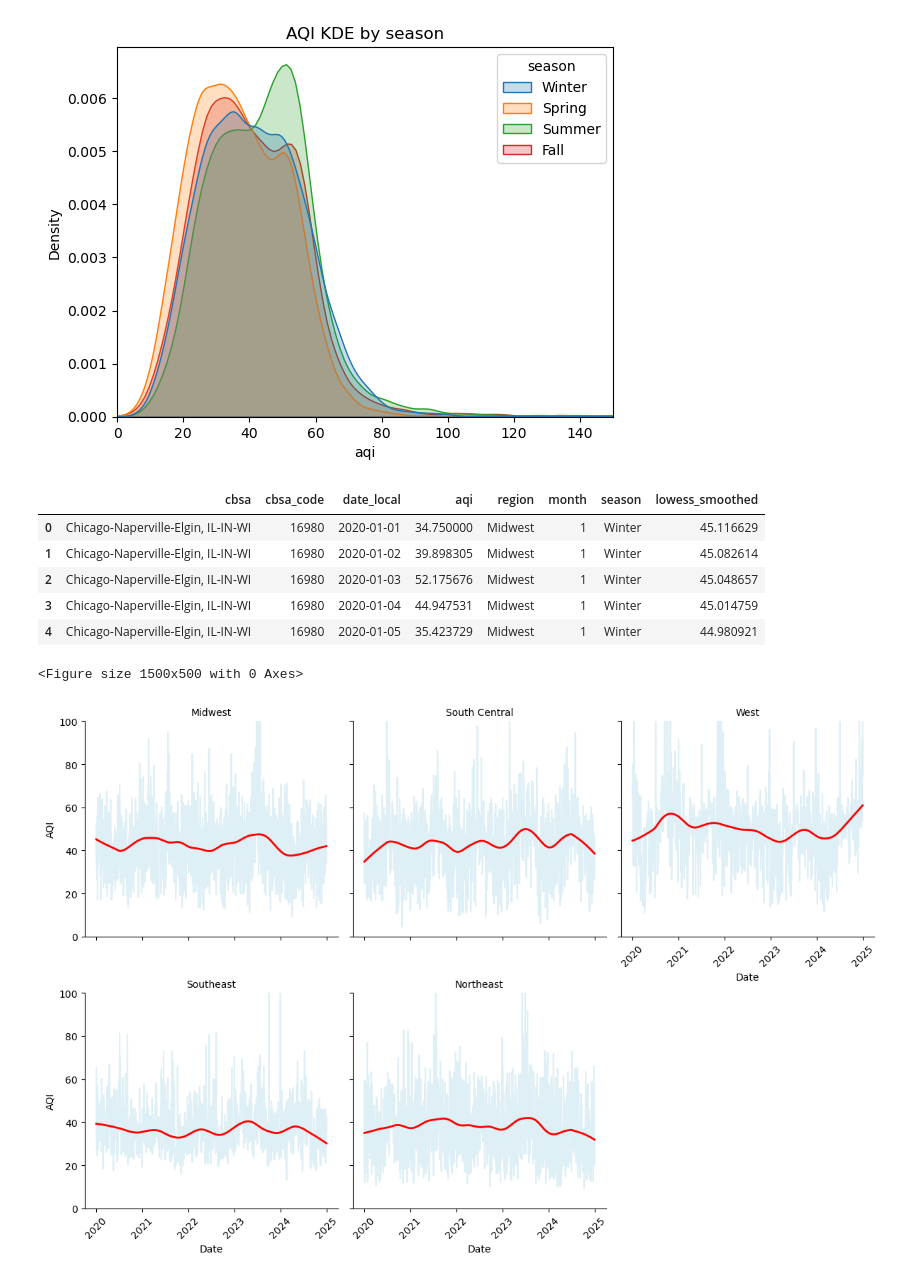
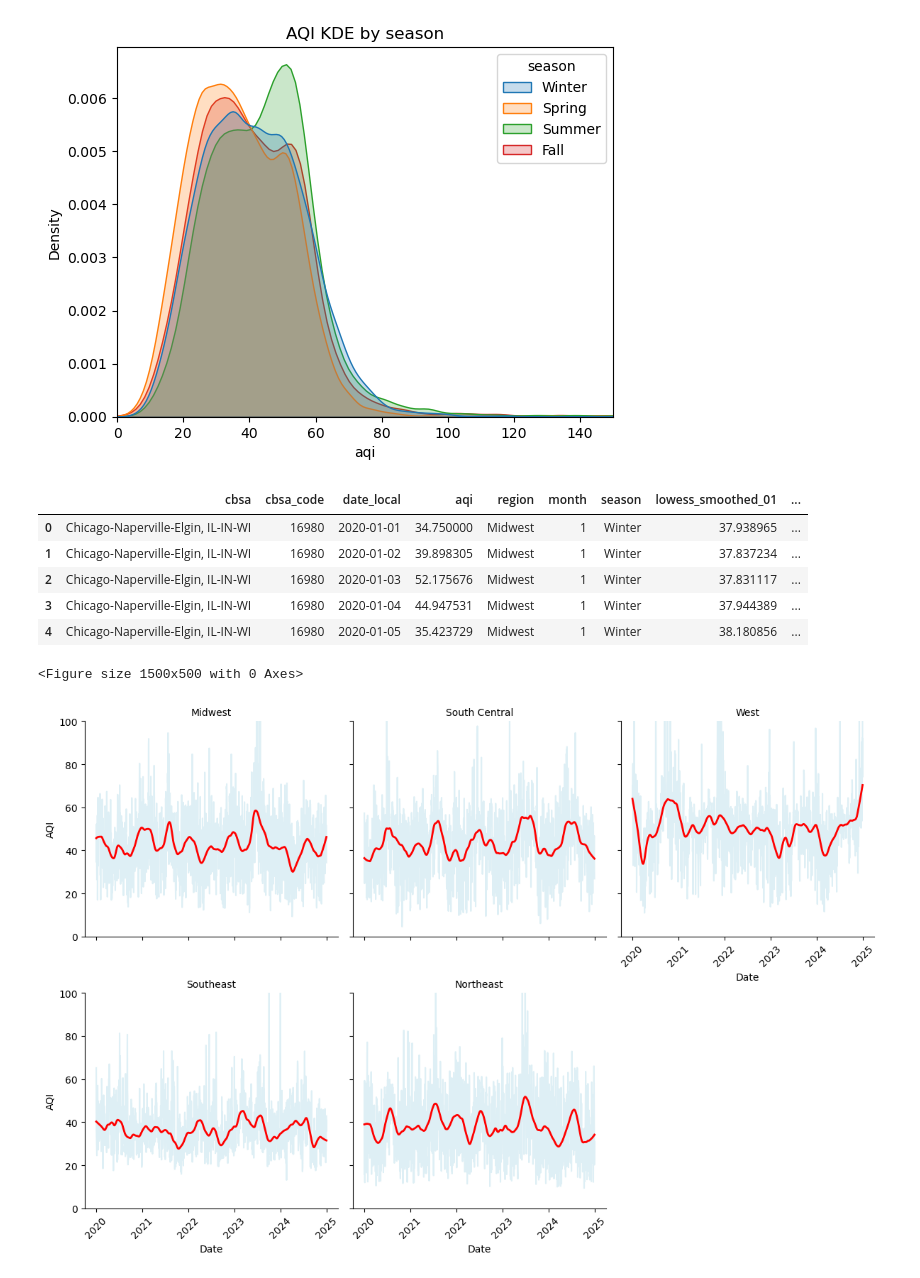
Before and after one commit to iherman10/aqi_geo_experiments, a Jupyter notebook: analysis.ipynb, the cells around one changed output. Drawn from its saved outputs; the diff is of its cells as text; code cells hidden in the pictures.

```diff
--- a/analysis.ipynb
+++ b/analysis.ipynb
@@ -666,48 +666,56 @@ lowess_cbsa = [35620, 33100, 16980, 19100, 31080]
 subsample_lowess = eda_final_pm25_daily[eda_final_pm25_daily['cbsa_code'].isin(lowess_cbsa)].copy()
 
 def calculate_lowess(group):
-    group['lowess_smoothed'] = lowess(endog=group['aqi'], exog=group['date_local'], frac=0.20)[:, 1]
+    # Return different options for smoothin span
+    group['lowess_smoothed_01'] = lowess(endog=group['aqi'], exog=group['date_local'], frac=0.01)[:, 1]
+    group['lowess_smoothed_025'] = lowess(endog=group['aqi'], exog=group['date_local'], frac=0.025)[:, 1]
+    group['lowess_smoothed_05'] = lowess(endog=group['aqi'], exog=group['date_local'], frac=0.05)[:, 1]
+    group['lowess_smoothed_10'] = lowess(endog=group['aqi'], exog=group['date_local'], frac=0.10)[:, 1]
+    group['lowess_smoothed_15'] = lowess(endog=group['aqi'], exog=group['date_local'], frac=0.15)[:, 1]
+    group['lowess_smoothed_20'] = lowess(endog=group['aqi'], exog=group['date_local'], frac=0.20)[:, 1]
+    group['lowess_smoothed_25'] = lowess(endog=group['aqi'], exog=group['date_local'], frac=0.25)[:, 1]
+
     return group
 
 subsample_lowess = subsample_lowess.groupby('cbsa_code').apply(calculate_lowess)
 subsample_lowess = subsample_lowess.reset_index(drop=True)
 subsample_lowess.head()
 # %% [output]
-|  | cbsa | cbsa_code | date_local | aqi | region | month | season | lowess_smoothed |
-| 0 | Chicago-Naperville-Elgin, IL-IN-WI | 16980 | 2020-01-01 | 34.750000 | Midwest | 1 | Winter | 45.116629 |
-| 1 | Chicago-Naperville-Elgin, IL-IN-WI | 16980 | 2020-01-02 | 39.898305 | Midwest | 1 | Winter | 45.082614 |
-| 2 | Chicago-Naperville-Elgin, IL-IN-WI | 16980 | 2020-01-03 | 52.175676 | Midwest | 1 | Winter | 45.048657 |
-| 3 | Chicago-Naperville-Elgin, IL-IN-WI | 16980 | 2020-01-04 | 44.947531 | Midwest | 1 | Winter | 45.014759 |
-| 4 | Chicago-Naperville-Elgin, IL-IN-WI | 16980 | 2020-01-05 | 35.423729 | Midwest | 1 | Winter | 44.980921 |
+|  | cbsa | cbsa_code | date_local | aqi | region | month | season | lowess_smoothed_01 | ... |
+| 0 | Chicago-Naperville-Elgin, IL-IN-WI | 16980 | 2020-01-01 | 34.750000 | Midwest | 1 | Winter | 37.938965 | ... |
+| 1 | Chicago-Naperville-Elgin, IL-IN-WI | 16980 | 2020-01-02 | 39.898305 | Midwest | 1 | Winter | 37.837234 | ... |
+| 2 | Chicago-Naperville-Elgin, IL-IN-WI | 16980 | 2020-01-03 | 52.175676 | Midwest | 1 | Winter | 37.831117 | ... |
+| 3 | Chicago-Naperville-Elgin, IL-IN-WI | 16980 | 2020-01-04 | 44.947531 | Midwest | 1 | Winter | 37.944389 | ... |
+| 4 | Chicago-Naperville-Elgin, IL-IN-WI | 16980 | 2020-01-05 | 35.423729 | Midwest | 1 | Winter | 38.180856 | ... |
 # %%
 # Plot raw vs. lowess smoothed
 
 plt.figure(figsize=(15, 5))
 
 g = sns.FacetGrid(
     subsample_lowess,
     col='region',
     col_wrap=3,
     height=4,
     sharey=True,
     sharex=True
 )
 
 def plot_aqi_and_lowess(data, color, **kwargs):
     plt.plot(data['date_local'], data['aqi'], color='lightblue', alpha=0.4, label='AQI')
-    plt.plot(data['date_local'], data['lowess_smoothed'], color='red', linewidth=2, label='LOWESS')
+    plt.plot(data['date_local'], data['lowess_smoothed_05'], color='red', linewidth=2, label='LOWESS')
     plt.xticks(rotation=45)
     plt.legend()
 
 g.map_dataframe(plot_aqi_and_lowess)
 
 g.set_titles(col_template="{col_name}")
 g.set_axis_labels("Date", "AQI")
 g.tight_layout()
 
 plt.ylim(0, 100)
 
 plt.show()
 # %% [output]
 <Figure size 1500x500 with 0 Axes>
-[figure, old version]
+[figure, new version]
```
Also changed, not shown: parts of 2 cells of this notebook.
